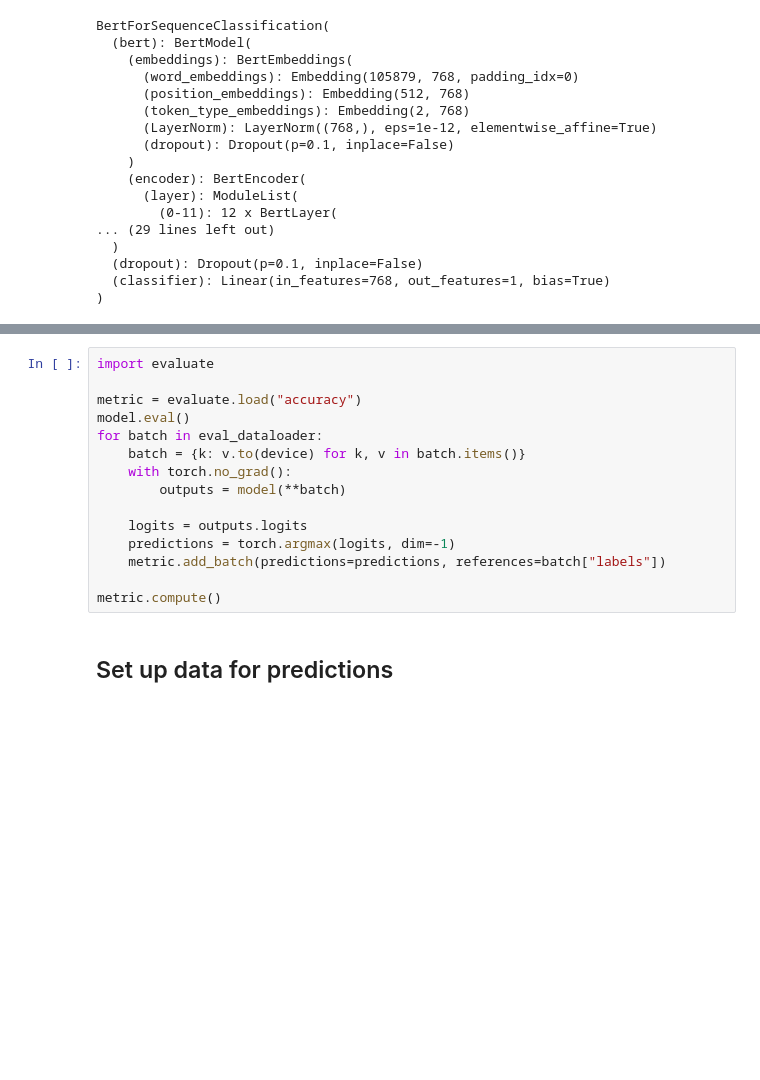
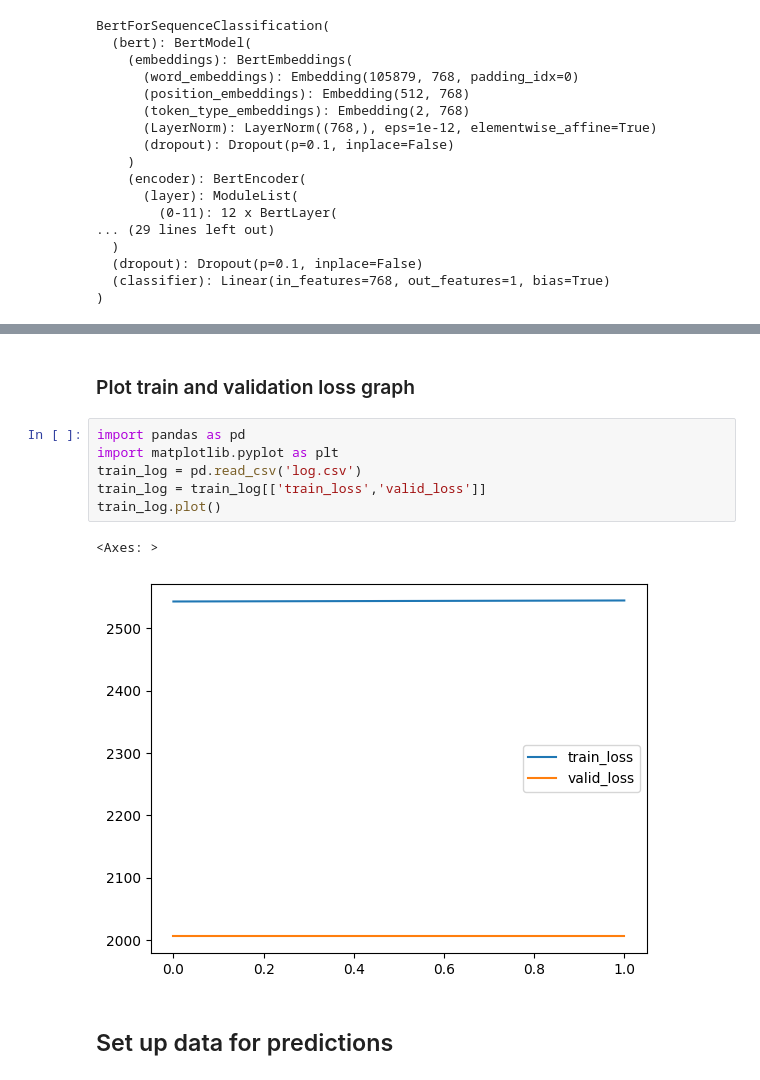
Before and after one commit to TheZichLiang/FineGrainedErrorDetection, a Jupyter notebook: Niko_QLoRA_finetune.ipynb, the cells around one changed output, grey strips where cells are left out. Drawn from its saved outputs; the diff is of its cells as text; blank space fills up the shorter version.

Commit message:
combined training and eval to one cell; added csv logger for train/eval loss

```diff
--- a/Niko_QLoRA_finetune.ipynb
+++ b/Niko_QLoRA_finetune.ipynb
@@ -329,18 +353,14 @@ for epoch in range(num_epochs):
-# %%
-import evaluate
-
-metric = evaluate.load("accuracy")
-model.eval()
-for batch in eval_dataloader:
-    batch = {k: v.to(device) for k, v in batch.items()}
-    with torch.no_grad():
-        outputs = model(**batch)
-
-    logits = outputs.logits
-    predictions = torch.argmax(logits, dim=-1)
-    metric.add_batch(predictions=predictions, references=batch["labels"])
-
-metric.compute()
+# %% [markdown]
+### Plot train and validation loss graph
+# %%
+import pandas as pd
+import matplotlib.pyplot as plt
+train_log = pd.read_csv('log.csv')
+train_log = train_log[['train_loss','valid_loss']]
+train_log.plot()
+# %% [output]
+<Axes: >
+[figure, added]
 # %% [markdown]
 ## Set up data for predictions
 # %%
```
Also changed, not shown: parts of 2 cells of this notebook.
